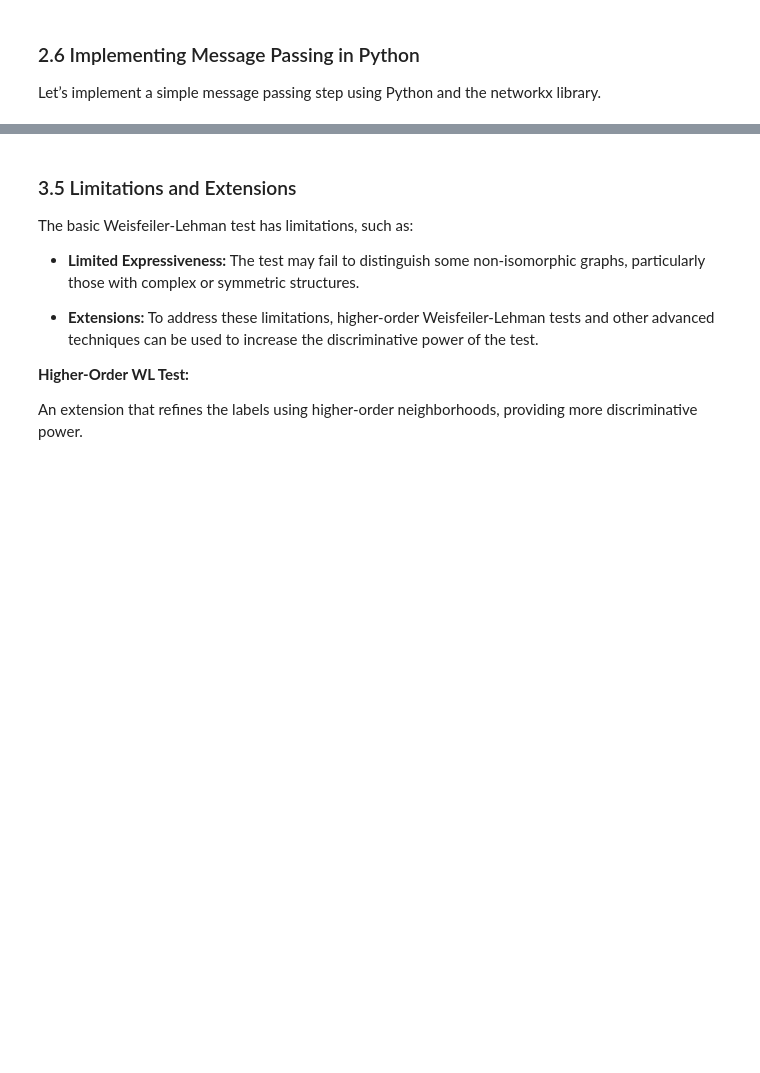
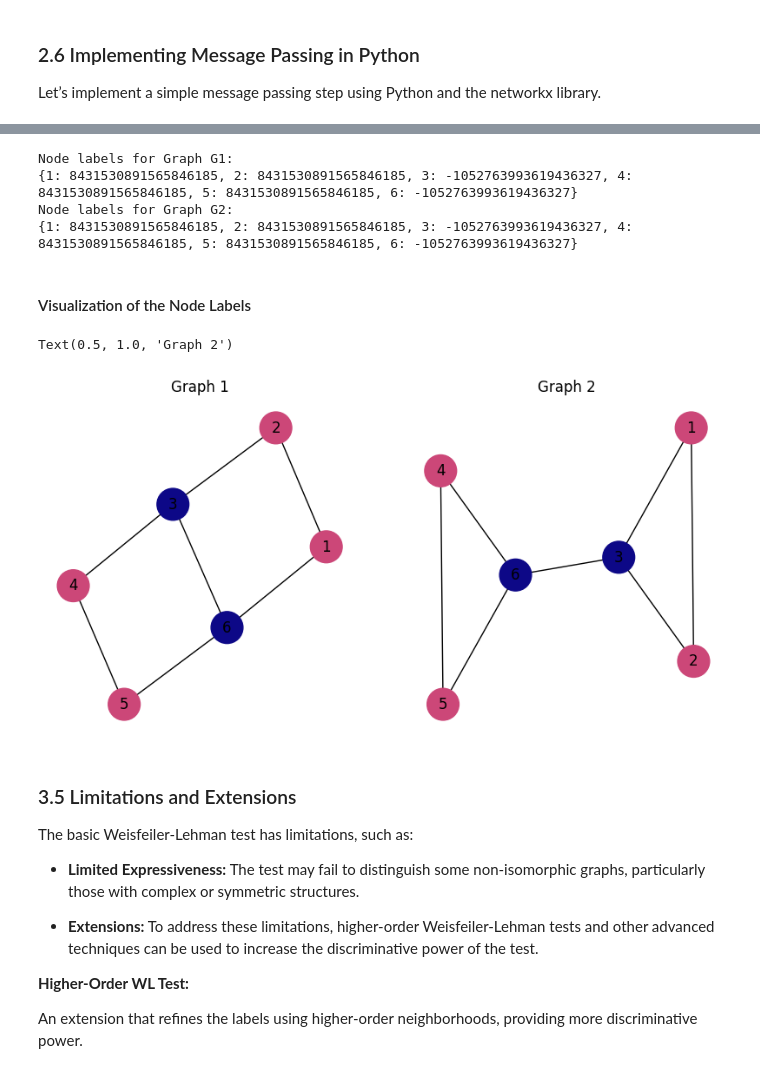
Before and after one commit to zhemdi/GNN-course, a Jupyter notebook: Part_1_General_concepts_of_GNNs.ipynb, the cells around one changed output, grey strips where cells are left out. Cells and saved outputs as stored; diff of their text form; code cells hidden in the pictures; blank space fills up the shorter version.

```diff
--- a/Part_1_General_concepts_of_GNNs.ipynb
+++ b/Part_1_General_concepts_of_GNNs.ipynb
@@ -218,13 +224,21 @@ G.add_edges_from([(1, 2), (1, 3), (2, 3), (3, 4)])
 # Initialize node features (for simplicity, we use integers)
 node_features = {1: 1, 2: 2, 3: 3, 4: 4}
 
-# Message function: messages are simply the features of the neighbors
+# Message function:
 def message_function(u, v):
-    return node_features[u]
+    ### Define message function here
+    return
 
 # Aggregation function: sum of messages
 def aggregation_function(neighbors):
-    return sum(neighbors)
+    ### Define aggregation function here
+    return
+
+# Update function:
+def update_function(node, aggregated_message):
+    ### Define update function here
+    return
+
 
 # Perform message passing for each node
 new_node_features = {}
@@ -236,7 +250,7 @@ for node in G.nodes():
     aggregated_message = aggregation_function(messages)
 
     # Update node feature (simple addition in this case)
-    new_node_features[node] = node_features[node] + aggregated_message
+    new_node_features[node] = update_function(node, aggregated_message)
 
 print("Updated node features after message passing:")
 print(new_node_features)
@@ -274,5 +313,5 @@ Let’s implement a basic version of the Weisfeiler-Lehman test using Python. We
 # %%
-import networkx as nx
+# import networkx as nx
 from collections import defaultdict
 
 def weisfeiler_lehman(graph, iterations=2):
@@ -292,9 +331,7 @@ def weisfeiler_lehman(graph, iterations=2):
 
     return node_labels
 
-# Create two example graphs
-G1 = nx.Graph([(1, 2), (2, 3), (3, 4), (4, 1)])
-G2 = nx.Graph([(1, 2), (2, 3), (3, 4), (4, 5)])
+
 
 # Apply Weisfeiler-Lehman test
 labels_G1 = weisfeiler_lehman(G1)
@@ -305,6 +342,35 @@ print(labels_G1)
 
 print("Node labels for Graph G2:")
 print(labels_G2)
+# %% [output]
+Node labels for Graph G1:
+{1: 8431530891565846185, 2: 8431530891565846185, 3: -1052763993619436327, 4: 8431530891565846185, 5: 8431530891565846185, 6: -1052763993619436327}
+Node labels for Graph G2:
+{1: 8431530891565846185, 2: 8431530891565846185, 3: -1052763993619436327, 4: 8431530891565846185, 5: 8431530891565846185, 6: -1052763993619436327}
+# %% [markdown]
+#### Visualization of the Node Labels
+# %%
+# all the nodes in the graphs
+nodes_labels = set(labels_G1.values()) | set(labels_G2.values())
+
+# create a mapping from node labels to colors
+label_to_color = {label: idx/len(nodes_labels) for idx, label in enumerate(nodes_labels)}
+
+# create a list of colors for each node in the graph
+node_colors_G1 = [label_to_color[label] for label in labels_G1.values()]
+node_colors_G2 = [label_to_color[label] for label in labels_G2.values()]
+
+# Visualize the graphs with node colors
+plt.figure(figsize=(10, 5))
+plt.subplot(121)
+nx.draw(G1, with_labels=True, node_size=700, node_color=node_colors_G1, cmap=plt.cm.plasma, vmin=0, vmax=1)
+plt.title("Graph 1")
+plt.subplot(122)
+nx.draw(G2, with_labels=True, node_size=700, node_color=node_colors_G2, cmap=plt.cm.plasma, vmin=0, vmax=1)
+plt.title("Graph 2")
+# %% [output]
+Text(0.5, 1.0, 'Graph 2')
+[figure, added]
 # %% [markdown]
 ### 3.5 Limitations and Extensions
 The basic Weisfeiler-Lehman test has limitations, such as:
```
Also changed, not shown: parts of 45 cells of this notebook.
